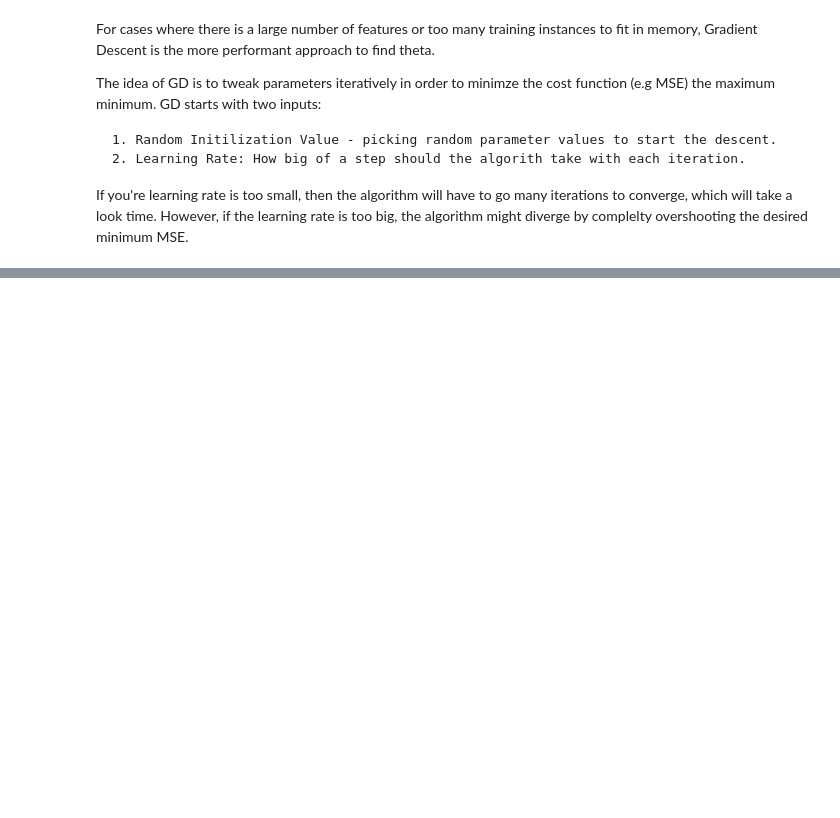
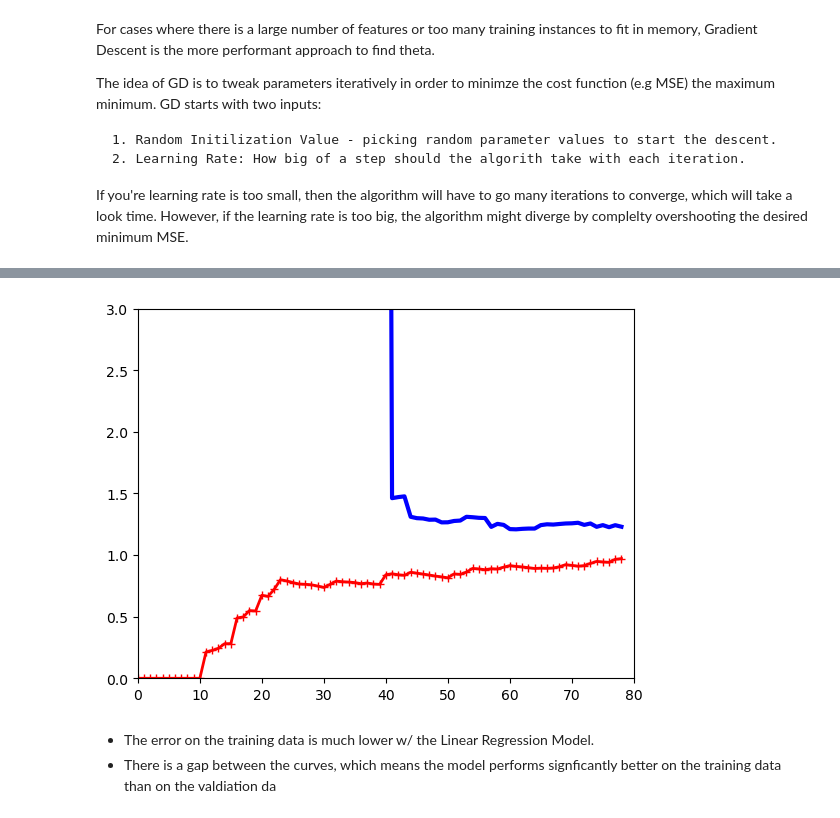
Before and after one commit to zmess24/Hands-On-Machine-Learning-with-Scikit-Learn-Keras-and-TensorFlow, a Jupyter notebook: 04_training_models_regression/04_notes.ipynb, the cells around one changed output, grey strips where cells are left out. Saved outputs shown, nothing was run; the diff lists cells and outputs as text; code cells hidden in the pictures; blank space fills up the shorter version.

```diff
--- a/04_training_models_regression/04_notes.ipynb
+++ b/04_training_models_regression/04_notes.ipynb
@@ -86,0 +205,15 @@ If you're learning rate is too small, then the algorithm will have to go many it
+# %%
+from sklearn.pipeline import Pipeline
+
+polynomial_regression = Pipeline([
+    ("poly_features", PolynomialFeatures(degree=10, include_bias=False)),
+    ("lin_reg", LinearRegression())
+])
+
+plt.axis([0, 80, 0, 3])
+plot_learning_curves(polynomial_regression, X, y)
+# %% [output]
+[figure, added]
+# %% [markdown]
+ * The error on the training data is much lower w/ the Linear Regression Model.
+ * There is a gap between the curves, which means the model performs signficantly better on the training data than on the valdiation da
```
Also changed, not shown: parts of 15 cells of this notebook.
